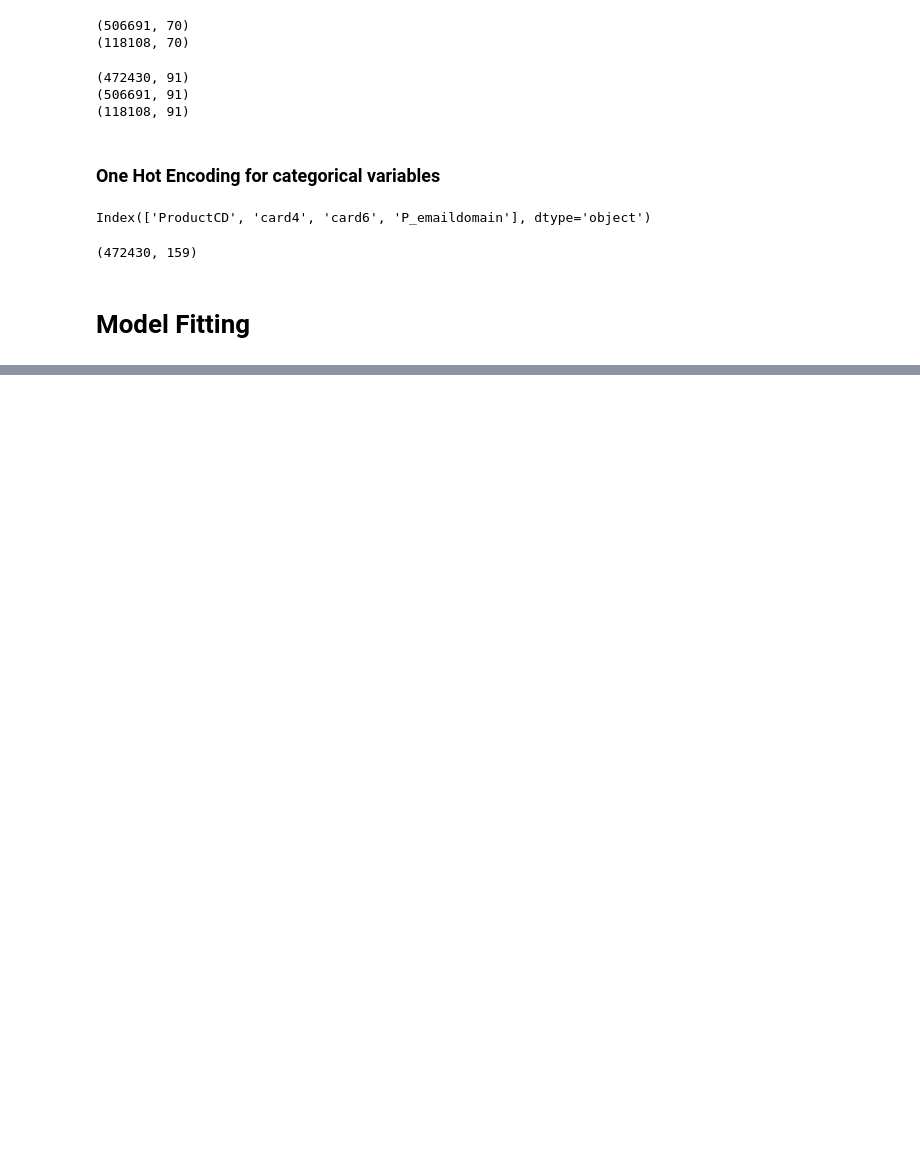
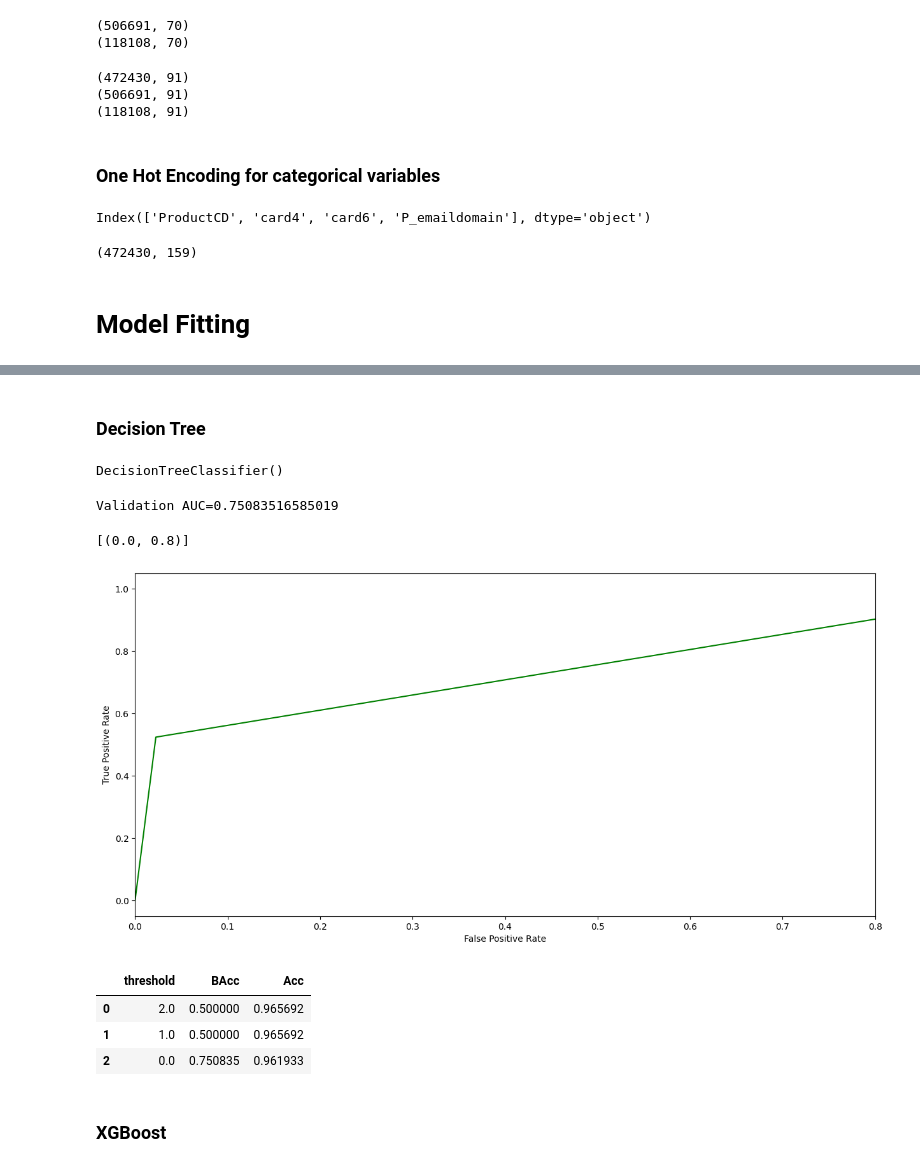
Before and after one commit to tswaraj/IEEE-CIS-Fraud-Detection, a Jupyter notebook: data-pipeline.ipynb, the cells around one changed output, grey strips where cells are left out. Drawn from its saved outputs; the diff is of its cells as text; code cells hidden in the pictures; blank space fills up the shorter version.

Commit message:
FItted processed data on all the models

```diff
--- a/data-pipeline.ipynb
+++ b/data-pipeline.ipynb
@@ -566,0 +615,40 @@ Validation AUC=0.9127167991671157
+# %% [markdown]
+### Decision Tree
+# %%
+# Decision Tree Classifier
+dtc = DecisionTreeClassifier()
+dtc.fit(OH_X_train, y_train)
+# %% [output]
+DecisionTreeClassifier()
+# %%
+y_predproba = dtc.predict_proba(OH_X_valid)
+print(f'Validation AUC={roc_auc_score(y_valid, y_predproba[:, 1])}')
+# %% [output]
+Validation AUC=0.75083516585019
+# %%
+fpr_1, tpr_1, thresholds_1=roc_curve(y_valid, y_predproba[:, 1])
+fig,ax=plt.subplots(1,1,figsize=(15,7))
+g=sns.lineplot(x=fpr_1,y=tpr_1,ax=ax,color='green')
+g.set_xlabel('False Positive Rate')
+g.set_ylabel('True Positive Rate')
+g.set(xlim=(0,0.8))
+# %% [output]
+[(0.0, 0.8)]
+[figure, added]
+# %%
+pd.set_option('display.max_rows', None)
+table = {'threshold': [], 'BAcc': [], 'Acc': []}
+for th in thresholds_1:
+    y_pred = [1 if i > th else 0 for i in y_predproba[:, 1]]
+    table['threshold'].append(th)
+    table['BAcc'].append(balanced_accuracy_score(y_valid, y_pred))
+    table['Acc'].append(accuracy_score(y_valid, y_pred))
+res = pd.DataFrame(table)
+res
+# %% [output]
+|  | threshold | BAcc | Acc |
+| 0 | 2.0 | 0.500000 | 0.965692 |
+| 1 | 1.0 | 0.500000 | 0.965692 |
+| 2 | 0.0 | 0.750835 | 0.961933 |
+# %% [markdown]
+### XGBoost
```
Also changed, not shown: parts of 26 cells of this notebook.
